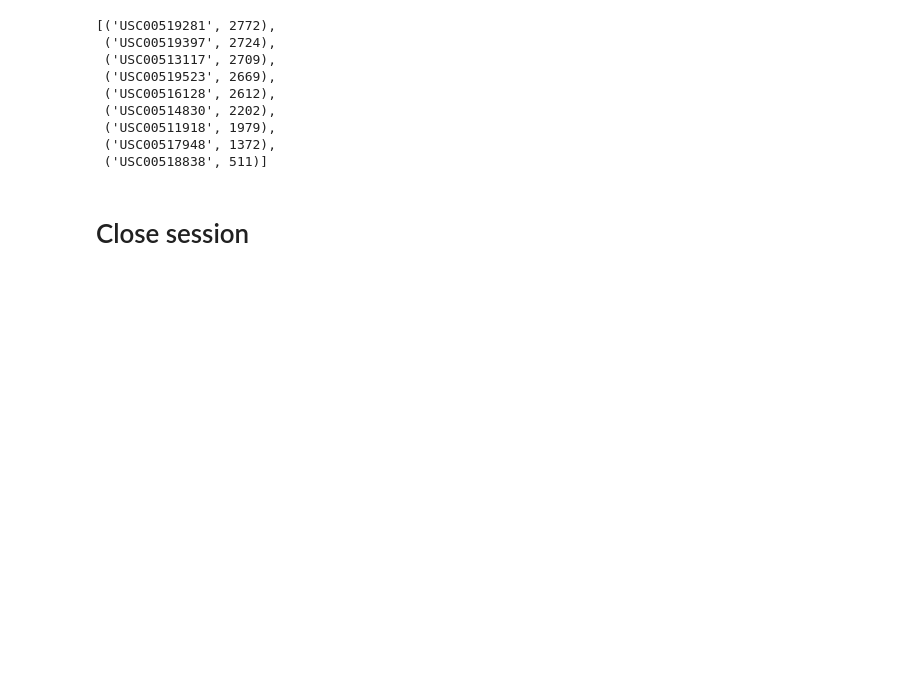
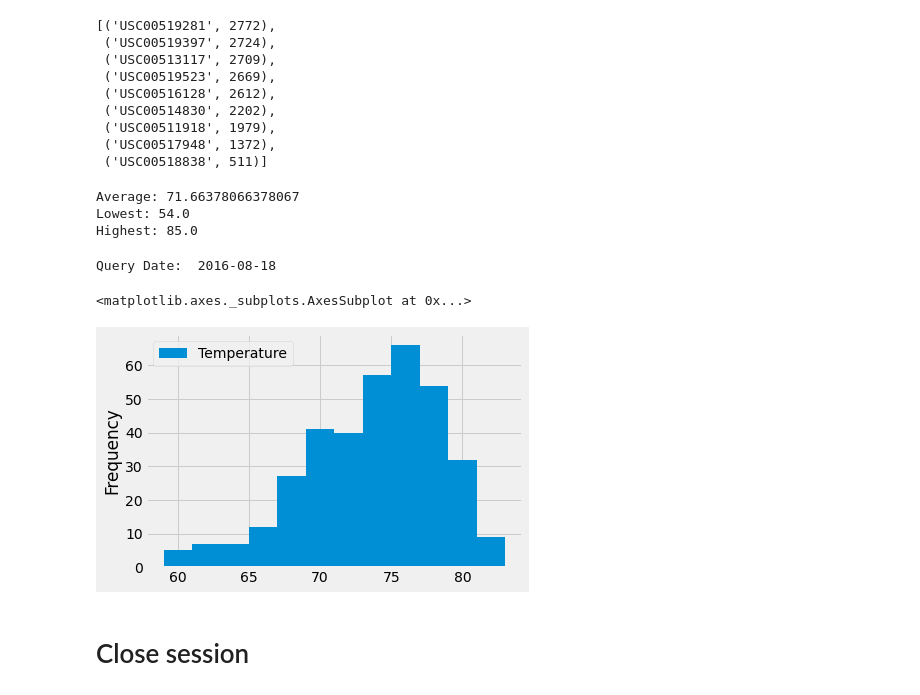
Before and after one commit to klbowman/Climate-Data-Analysis, a Jupyter notebook: climate_starter.ipynb, the cells around one changed output. Cells and saved outputs as stored; diff of their text form; code cells hidden in the pictures; blank space fills up the shorter version.

```diff
--- a/climate_starter.ipynb
+++ b/climate_starter.ipynb
@@ -126,3 +117,53 @@ most_active
+# %%
+# Using the most active station id from the previous query, calculate the lowest, highest, and average temperature.
+sel = [Measurement.station,
+       func.avg(Measurement.tobs),
+       func.min(Measurement.tobs),
+       func.max(Measurement.tobs)]
+
+results = session.query(*sel).\
+    filter(Measurement.station == 'USC00519281').\
+    group_by(Measurement.station).all()
+
+for result in results:
+    print(f"Average: {result[1]}")
+    print(f"Lowest: {result[2]}")
+    print(f"Highest: {result[3]}")
+# %% [output]
+Average: 71.66378066378067
+Lowest: 54.0
+Highest: 85.0
+# %%
+# Using the most active station id
+# Query the last 12 months of temperature observation data for this station and plot the results as a histogram
+
+# Find the most recent date at station USC00519281
+session.query(Measurement.station, Measurement.date).\
+    filter(Measurement.station == 'USC00519281').\
+    order_by(Measurement.date.desc()).first()
+
+# Calculate the date one year from the last date at station USC00519281
+query_date2 = dt.date(2017, 8,18) - dt.timedelta(days=365)
+print("Query Date: ", query_date2)
+
+# Perform a query to retrieve the date and tobs at station USC00519281
+temp_data = session.query(Measurement.station, Measurement.date, Measurement.tobs).\
+    filter(Measurement.station == 'USC00519281').\
+    filter(Measurement.date >= query_date2).all()
+temp_data
+
+# Save the query results as a Pandas DataFrame and set the index to the date column
+df = pd.DataFrame(temp_data, columns=['Station','Date', 'Temperature'])
+df.set_index('Date', inplace=True)
+df=df.drop(columns=['Station'])
+df
+
+# Plot df as histogram
+df.plot.hist(bins=12)
+# %% [output]
+Query Date:  2016-08-18
+<matplotlib.axes._subplots.AxesSubplot at 0x...>
+[figure, added]
 # %% [markdown]
 # Close session
 # %%
```
Also changed, not shown: parts of 3 cells of this notebook.
